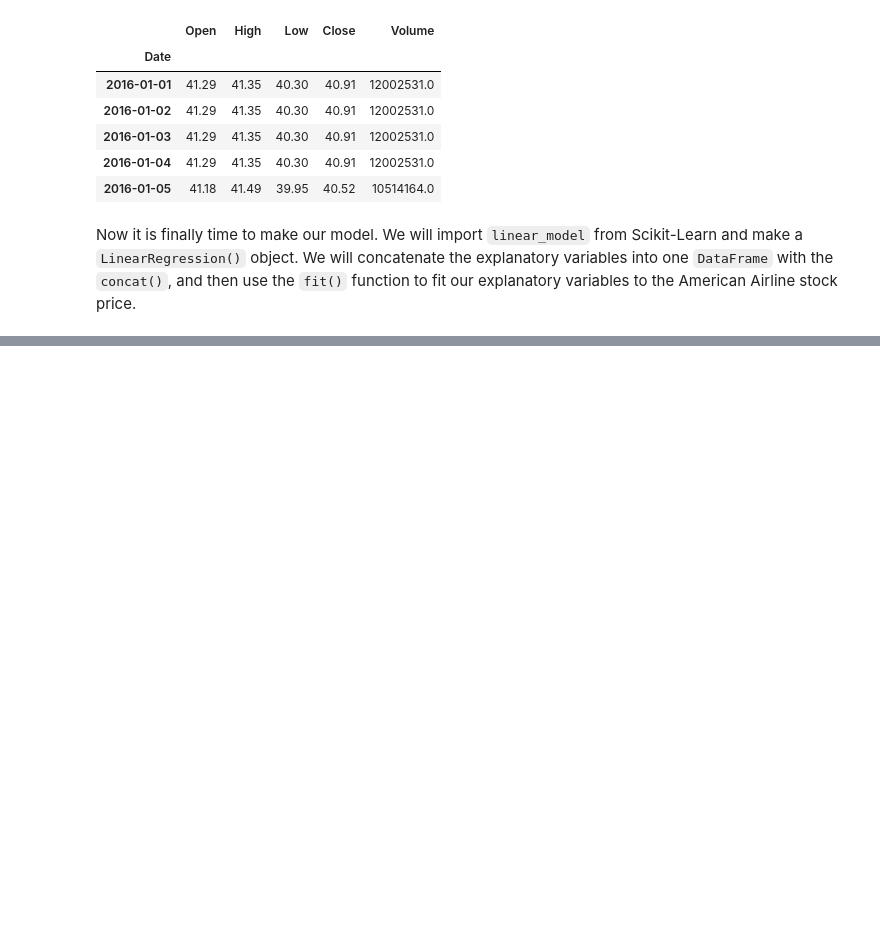
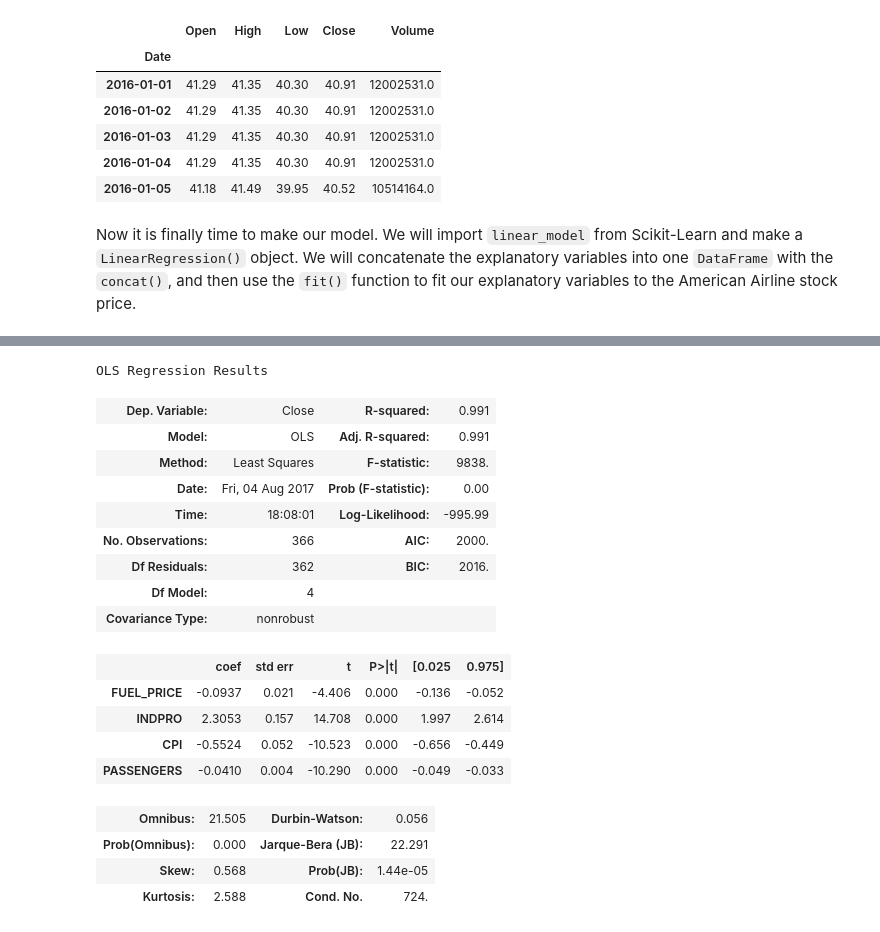
Before and after one commit to gregwinther/Python-in-Finance-and-Economics, a Jupyter notebook: Forecasting/Pandas.ipynb, the cells around one changed output, grey strips where cells are left out. Drawn from its saved outputs; the diff is of its cells as text; code cells hidden in the pictures; blank space fills up the shorter version.

Commit message:
Statsmodels is much better for my purposes

```diff
--- a/Forecasting/Pandas.ipynb
+++ b/Forecasting/Pandas.ipynb
@@ -311,0 +351,28 @@ Coefficients:
+# %%
+import statsmodels.formula.api as smf
+
+model = smf.OLS(american_airlines.loc[:, 'Close'], expl)
+
+res = model.fit()
+
+res.summary()
+# %% [output]
+OLS Regression Results
+| Dep. Variable: | Close | R-squared: | 0.991 |
+| Model: | OLS | Adj. R-squared: | 0.991 |
+| Method: | Least Squares | F-statistic: | 9838. |
+| Date: | Fri, 04 Aug 2017 | Prob (F-statistic): | 0.00 |
+| Time: | 18:08:01 | Log-Likelihood: | -995.99 |
+| No. Observations: | 366 | AIC: | 2000. |
+| Df Residuals: | 362 | BIC: | 2016. |
+| Df Model: | 4 |  |  |
+| Covariance Type: | nonrobust |  |  |
+|  | coef | std err | t | P>|t| | [0.025 | 0.975] |
+| FUEL_PRICE | -0.0937 | 0.021 | -4.406 | 0.000 | -0.136 | -0.052 |
+| INDPRO | 2.3053 | 0.157 | 14.708 | 0.000 | 1.997 | 2.614 |
+| CPI | -0.5524 | 0.052 | -10.523 | 0.000 | -0.656 | -0.449 |
+| PASSENGERS | -0.0410 | 0.004 | -10.290 | 0.000 | -0.049 | -0.033 |
+| Omnibus: | 21.505 | Durbin-Watson: | 0.056 |
+| Prob(Omnibus): | 0.000 | Jarque-Bera (JB): | 22.291 |
+| Skew: | 0.568 | Prob(JB): | 1.44e-05 |
+| Kurtosis: | 2.588 | Cond. No. | 724. |
```
Also changed, not shown: parts of 15 cells of this notebook.
